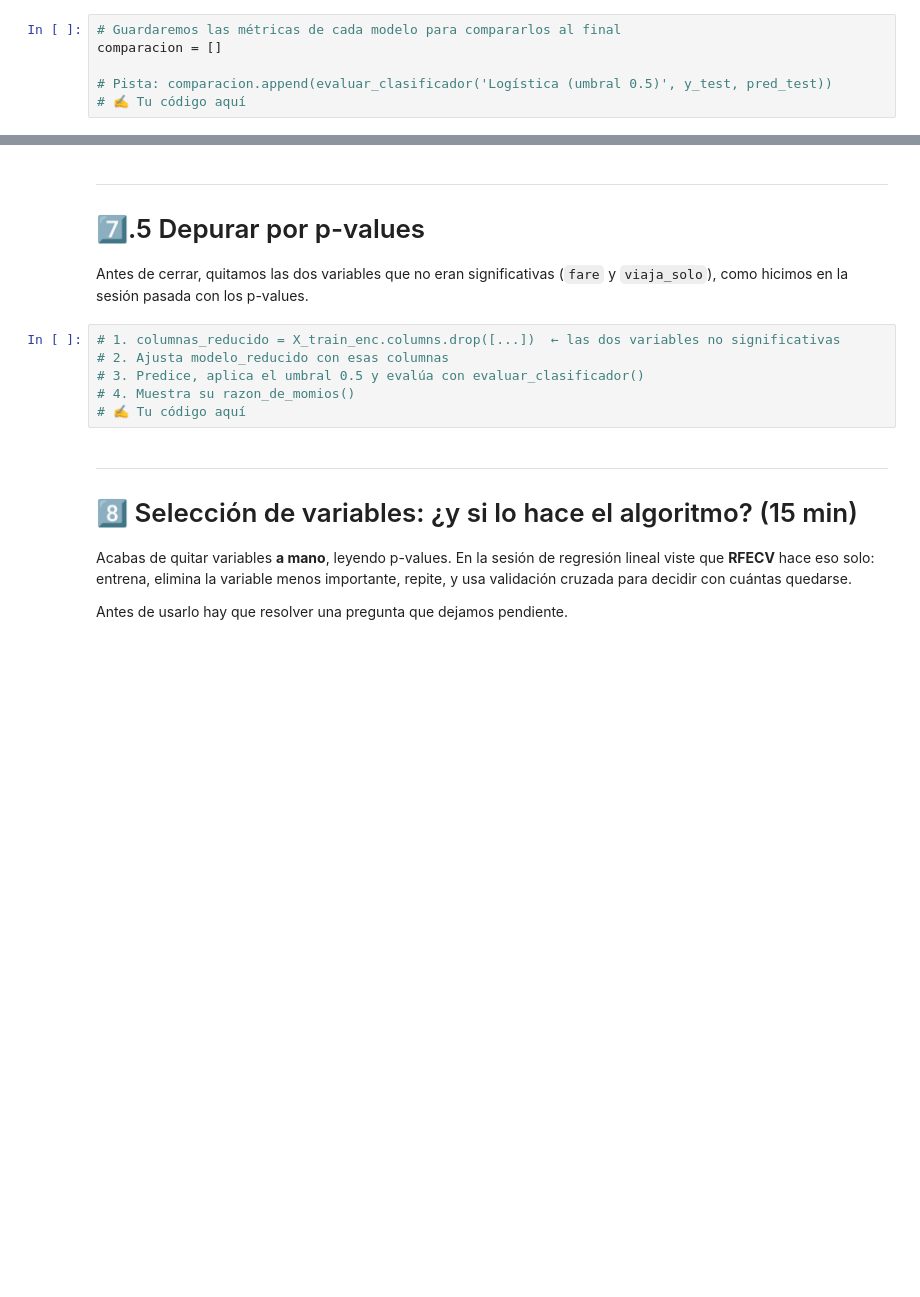
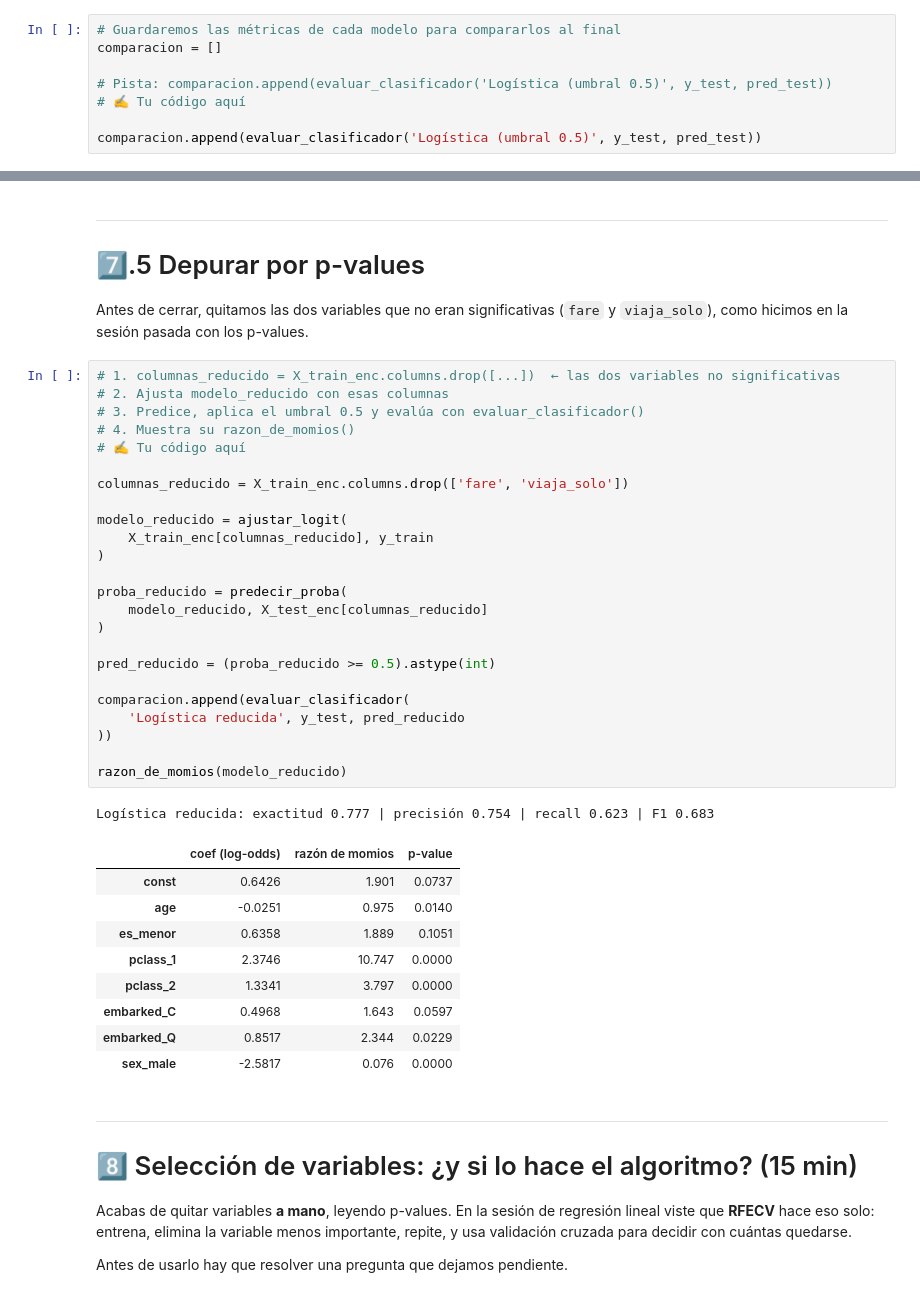
Before and after one commit to caroarsuaga/Caro-Arsuaga-647900, a Jupyter notebook: 02-regresion-logistica/caso_titanic.ipynb, the cells around one changed output, grey strips where cells are left out. Drawn from its saved outputs; the diff is of its cells as text; blank space fills up the shorter version.

```diff
--- a/02-regresion-logistica/caso_titanic.ipynb
+++ b/02-regresion-logistica/caso_titanic.ipynb
@@ -895,3 +895,5 @@ comparacion = []
 
 # Pista: comparacion.append(evaluar_clasificador('Logística (umbral 0.5)', y_test, pred_test))
 # ✍️ Tu código aquí
+
+comparacion.append(evaluar_clasificador('Logística (umbral 0.5)', y_test, pred_test))
@@ -969,9 +1006,38 @@ Antes de cerrar, quitamos las dos variables que no eran significativas (`fare` y
 # %%
 # 1. columnas_reducido = X_train_enc.columns.drop([...])  ← las dos variables no significativas
 # 2. Ajusta modelo_reducido con esas columnas
 # 3. Predice, aplica el umbral 0.5 y evalúa con evaluar_clasificador()
 # 4. Muestra su razon_de_momios()
 # ✍️ Tu código aquí
+
+columnas_reducido = X_train_enc.columns.drop(['fare', 'viaja_solo'])
+
+modelo_reducido = ajustar_logit(
+    X_train_enc[columnas_reducido], y_train
+)
+
+proba_reducido = predecir_proba(
+    modelo_reducido, X_test_enc[columnas_reducido]
+)
+
+pred_reducido = (proba_reducido >= 0.5).astype(int)
+
+comparacion.append(evaluar_clasificador(
+    'Logística reducida', y_test, pred_reducido
+))
+
+razon_de_momios(modelo_reducido)
+# %% [output]
+Logística reducida: exactitud 0.777 | precisión 0.754 | recall 0.623 | F1 0.683
+|  | coef (log-odds) | razón de momios | p-value |
+| const | 0.6426 | 1.901 | 0.0737 |
+| age | -0.0251 | 0.975 | 0.0140 |
+| es_menor | 0.6358 | 1.889 | 0.1051 |
+| pclass_1 | 2.3746 | 10.747 | 0.0000 |
+| pclass_2 | 1.3341 | 3.797 | 0.0000 |
+| embarked_C | 0.4968 | 1.643 | 0.0597 |
+| embarked_Q | 0.8517 | 2.344 | 0.0229 |
+| sex_male | -2.5817 | 0.076 | 0.0000 |
 # %% [markdown]
 ---
 # 8️⃣ Selección de variables: ¿y si lo hace el algoritmo? (15 min)
```
Also changed, not shown: parts of 19 cells of this notebook.
